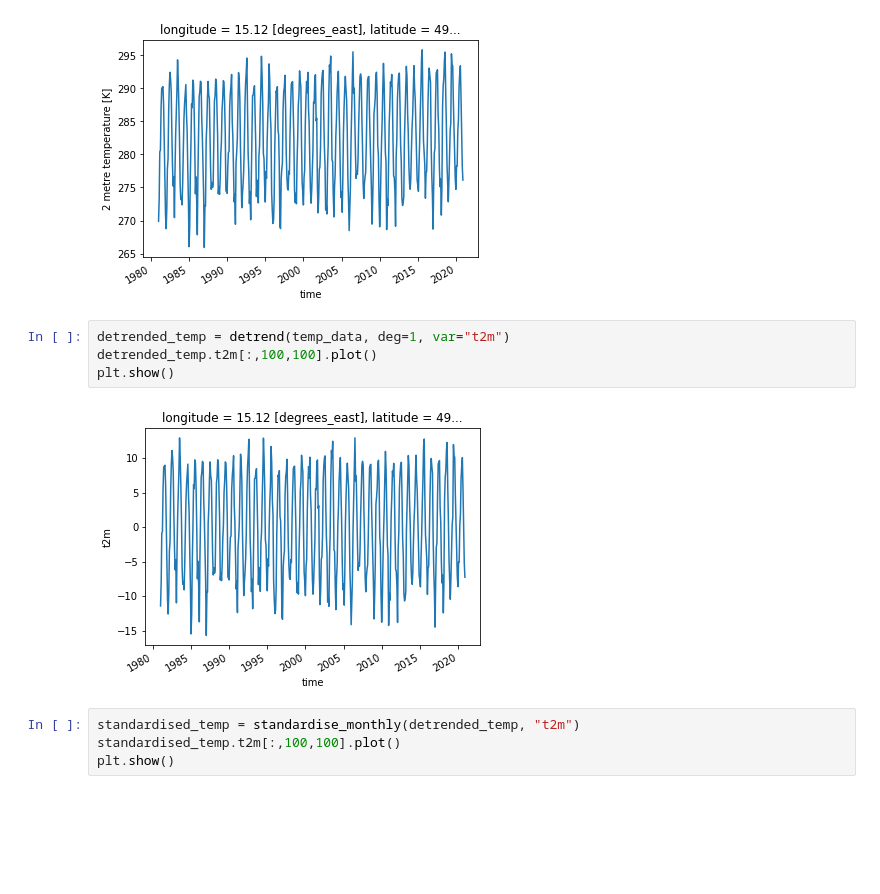
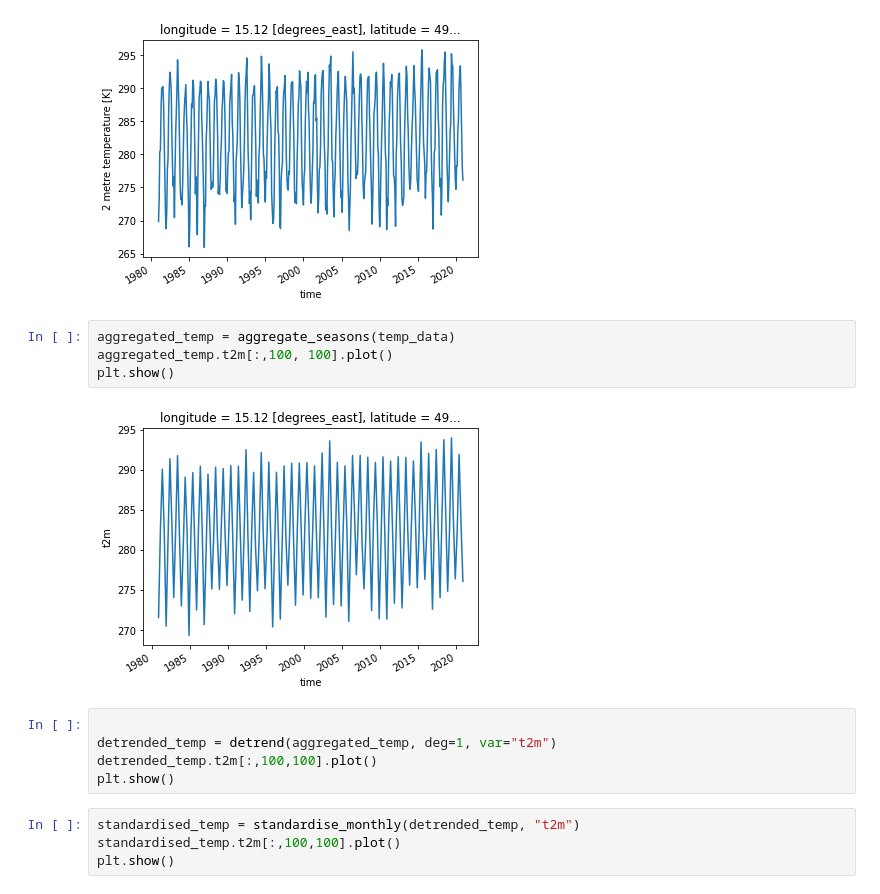
Before and after one commit to melioristic/preconditioned-compound-vegetation, a Jupyter notebook: n1_preprocess_data.ipynb, the cells around one changed output. Cells and saved outputs as stored; diff of their text form; blank space fills up the shorter version.

```diff
--- a/n1_preprocess_data.ipynb
+++ b/n1_preprocess_data.ipynb
@@ -12,12 +12,17 @@ temp_data.t2m[:,100,100].plot()
 plt.show()
 # %% [output]
 [figure]
+# %%
+aggregated_temp = aggregate_seasons(temp_data)
+aggregated_temp.t2m[:,100, 100].plot()
+plt.show()
+# %% [output]
+[figure, added]
 # %%
-detrended_temp = detrend(temp_data, deg=1, var="t2m")
+
+detrended_temp = detrend(aggregated_temp, deg=1, var="t2m")
 detrended_temp.t2m[:,100,100].plot()
 plt.show()
-# %% [output]
-[figure, removed]
 # %%
 standardised_temp = standardise_monthly(detrended_temp, "t2m")
 standardised_temp.t2m[:,100,100].plot()
```
Also changed, not shown: 4 other files.
